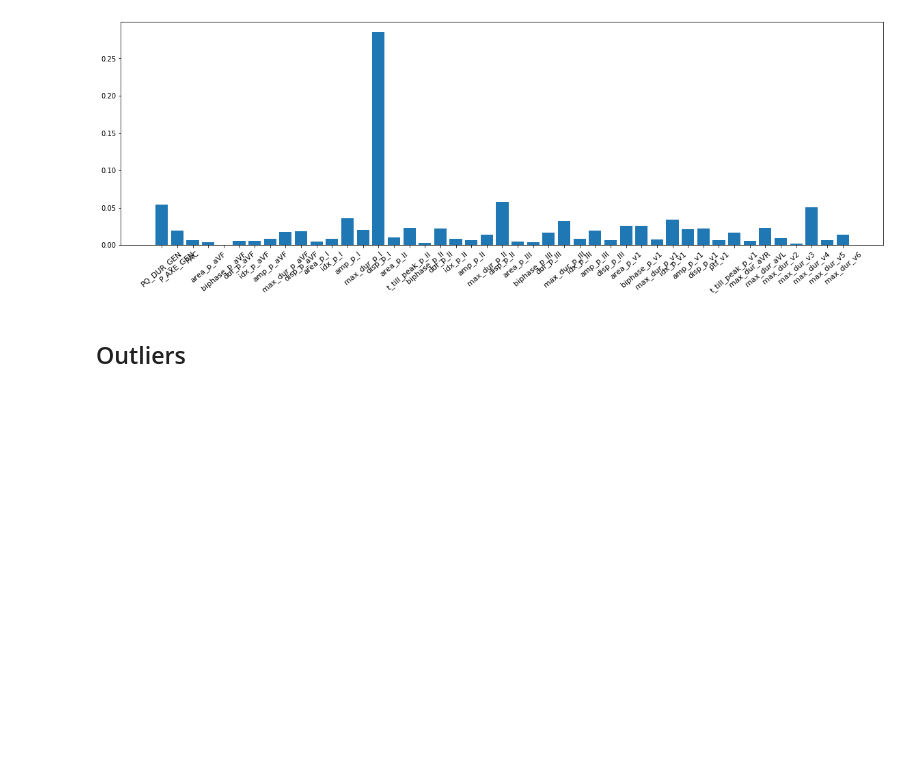
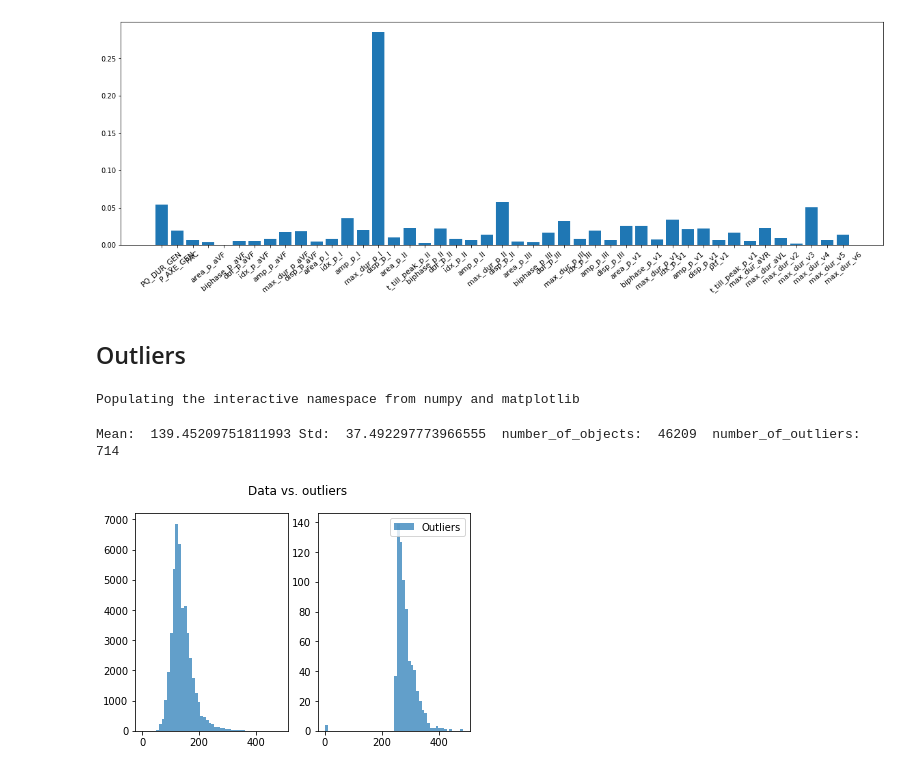
Before and after one commit to adasegroup/MMDF-multimodal-medical-features, a Jupyter notebook: Visualization/feature_importance_outliers.ipynb, the cells around one changed output. Saved outputs shown, nothing was run; the diff lists cells and outputs as text; code cells hidden in the pictures; blank space fills up the shorter version.

Commit message:
outliers

```diff
--- a/Visualization/feature_importance_outliers.ipynb
+++ b/Visualization/feature_importance_outliers.ipynb
@@ -38,0 +39,17 @@ feature_importance_by_xgb(table, feature_list, size_x = 30, size_y = 6)
+# %%
+import pandas as pd
+import numpy as np
+
+%pylab inline
+import matplotlib.mlab as mlab
+import matplotlib.pyplot as plt
+
+
+table = pd.read_csv('/notebook/foundation_of_data_science/multi_modal_data.csv')
+# %% [output]
+Populating the interactive namespace from numpy and matplotlib
+# %%
+list_of_outliers, list_of_labels, list_of_positive, list_of_negative = find_outliers(table, 'max_dur_p_I')
+# %% [output]
+Mean:  139.45209751811993 Std:  37.492297773966555  number_of_objects:  46209  number_of_outliers:  714
+[figure, added]
```
Also changed, not shown: parts of 7 cells of this notebook, 2 other files.
